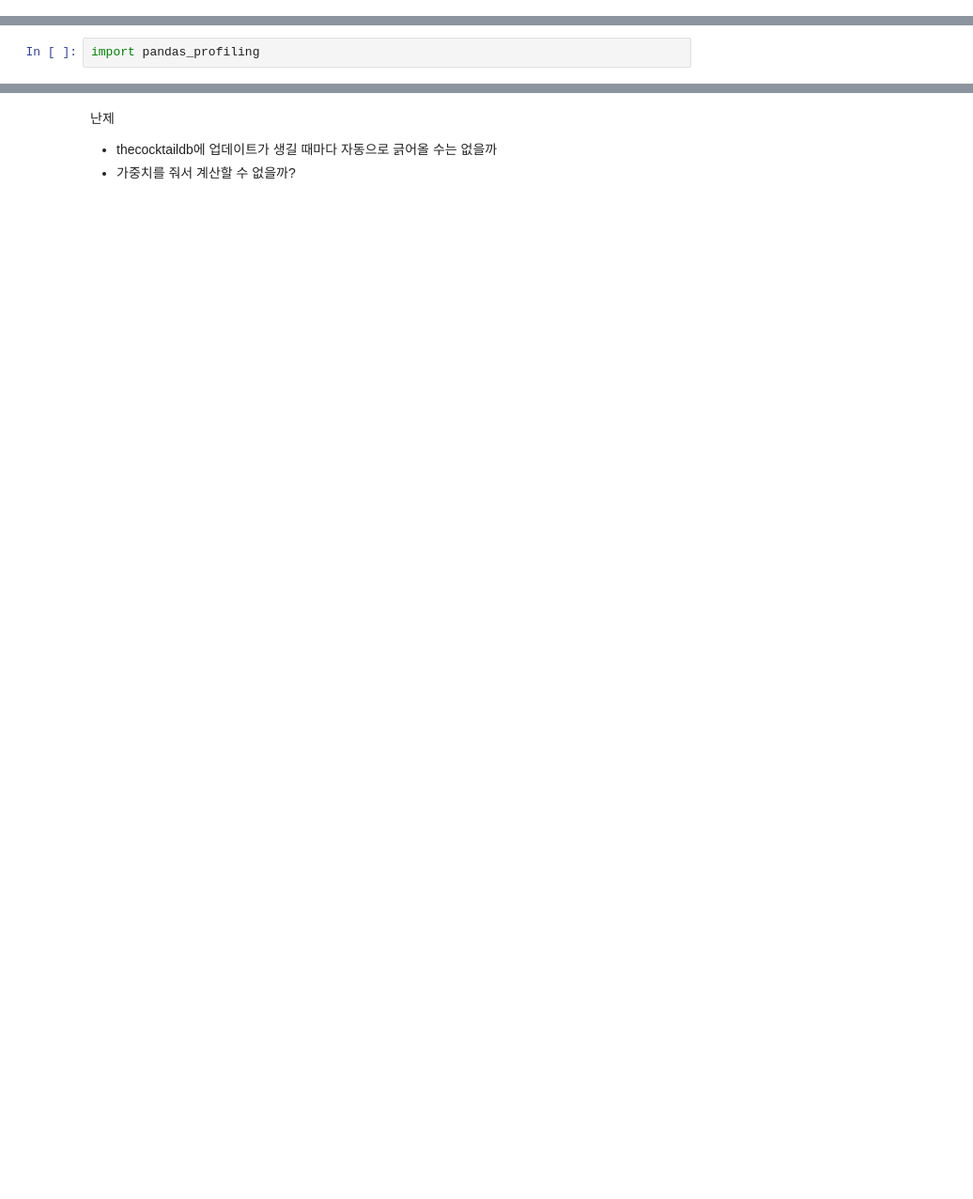
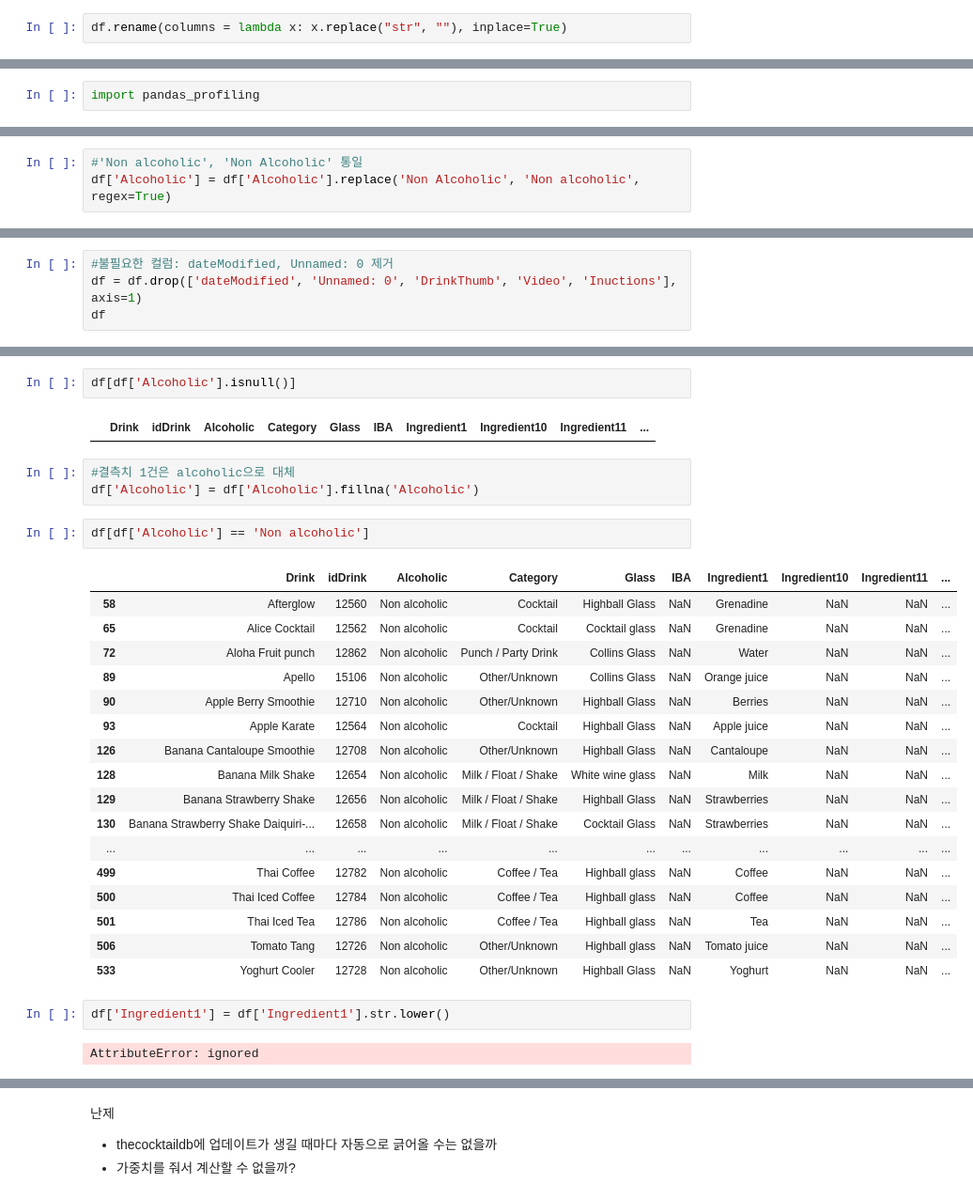
Before and after one commit to yk-Jeong/Codestates_Project, a Jupyter notebook: AI_08_정유경_Section3.ipynb, the cells around one changed output, grey strips where cells are left out. Shown: that part at 94% size. Drawn from its saved outputs; the diff is of its cells as text; blank space fills up the shorter version.

```diff
--- a/AI_08_정유경_Section3.ipynb
+++ b/AI_08_정유경_Section3.ipynb
@@ -80,0 +65,2 @@ array([nan, 'Unforgettables', 'New Era Drinks', 'Contemporary Classics'],
+# %%
+df.rename(columns = lambda x: x.replace("str", ""), inplace=True)
@@ -84,0 +104,3 @@ pip install pandas-profiling==2.11.0 --upgrade
+# %%
+#'Non alcoholic', 'Non Alcoholic' 통일
+df['Alcoholic'] = df['Alcoholic'].replace('Non Alcoholic', 'Non alcoholic', regex=True)
@@ -84,0 +125,4 @@ pip install pandas-profiling==2.11.0 --upgrade
+# %%
+#불필요한 컬럼: dateModified, Unnamed: 0 제거
+df = df.drop(['dateModified', 'Unnamed: 0', 'DrinkThumb', 'Video', 'Inuctions'], axis=1)
+df
@@ -84,0 +143,31 @@ pip install pandas-profiling==2.11.0 --upgrade
+# %%
+df[df['Alcoholic'].isnull()]
+# %% [output]
+|  | Drink | idDrink | Alcoholic | Category | Glass | IBA | Ingredient1 | Ingredient10 | Ingredient11 | ... |
+# %%
+#결측치 1건은 alcoholic으로 대체
+df['Alcoholic'] = df['Alcoholic'].fillna('Alcoholic')
+# %%
+df[df['Alcoholic'] == 'Non alcoholic']
+# %% [output]
+|  | Drink | idDrink | Alcoholic | Category | Glass | IBA | Ingredient1 | Ingredient10 | Ingredient11 | ... |
+| 58 | Afterglow | 12560 | Non alcoholic | Cocktail | Highball Glass | NaN | Grenadine | NaN | NaN | ... |
+| 65 | Alice Cocktail | 12562 | Non alcoholic | Cocktail | Cocktail glass | NaN | Grenadine | NaN | NaN | ... |
+| 72 | Aloha Fruit punch | 12862 | Non alcoholic | Punch / Party Drink | Collins Glass | NaN | Water | NaN | NaN | ... |
+| 89 | Apello | 15106 | Non alcoholic | Other/Unknown | Collins Glass | NaN | Orange juice | NaN | NaN | ... |
+| 90 | Apple Berry Smoothie | 12710 | Non alcoholic | Other/Unknown | Highball Glass | NaN | Berries | NaN | NaN | ... |
+| 93 | Apple Karate | 12564 | Non alcoholic | Cocktail | Highball Glass | NaN | Apple juice | NaN | NaN | ... |
+| 126 | Banana Cantaloupe Smoothie | 12708 | Non alcoholic | Other/Unknown | Highball Glass | NaN | Cantaloupe | NaN | NaN | ... |
+| 128 | Banana Milk Shake | 12654 | Non alcoholic | Milk / Float / Shake | White wine glass | NaN | Milk | NaN | NaN | ... |
+| 129 | Banana Strawberry Shake | 12656 | Non alcoholic | Milk / Float / Shake | Highball Glass | NaN | Strawberries | NaN | NaN | ... |
+| 130 | Banana Strawberry Shake Daiquiri-... | 12658 | Non alcoholic | Milk / Float / Shake | Cocktail Glass | NaN | Strawberries | NaN | NaN | ... |
+| ... | ... | ... | ... | ... | ... | ... | ... | ... | ... | ... |
+| 499 | Thai Coffee | 12782 | Non alcoholic | Coffee / Tea | Highball glass | NaN | Coffee | NaN | NaN | ... |
+| 500 | Thai Iced Coffee | 12784 | Non alcoholic | Coffee / Tea | Highball glass | NaN | Coffee | NaN | NaN | ... |
+| 501 | Thai Iced Tea | 12786 | Non alcoholic | Coffee / Tea | Highball glass | NaN | Tea | NaN | NaN | ... |
+| 506 | Tomato Tang | 12726 | Non alcoholic | Other/Unknown | Highball glass | NaN | Tomato juice | NaN | NaN | ... |
+| 533 | Yoghurt Cooler | 12728 | Non alcoholic | Other/Unknown | Highball Glass | NaN | Yoghurt | NaN | NaN | ... |
+# %%
+df['Ingredient1'] = df['Ingredient1'].str.lower()
+# %% [output]
+AttributeError: ignored
```
Also changed, not shown: parts of 18 cells of this notebook.
